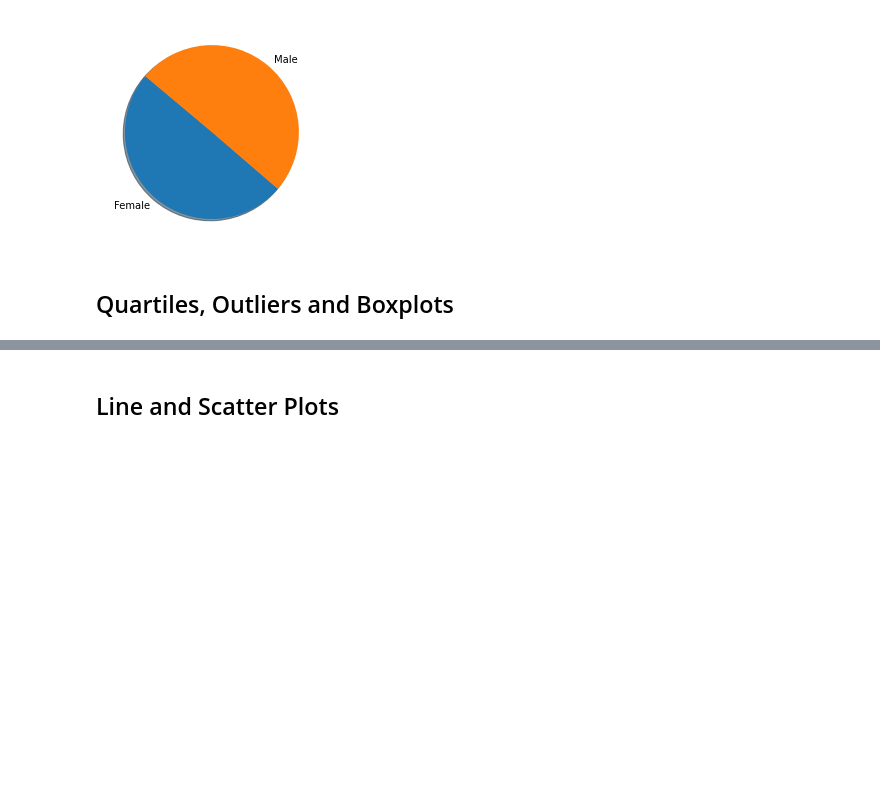
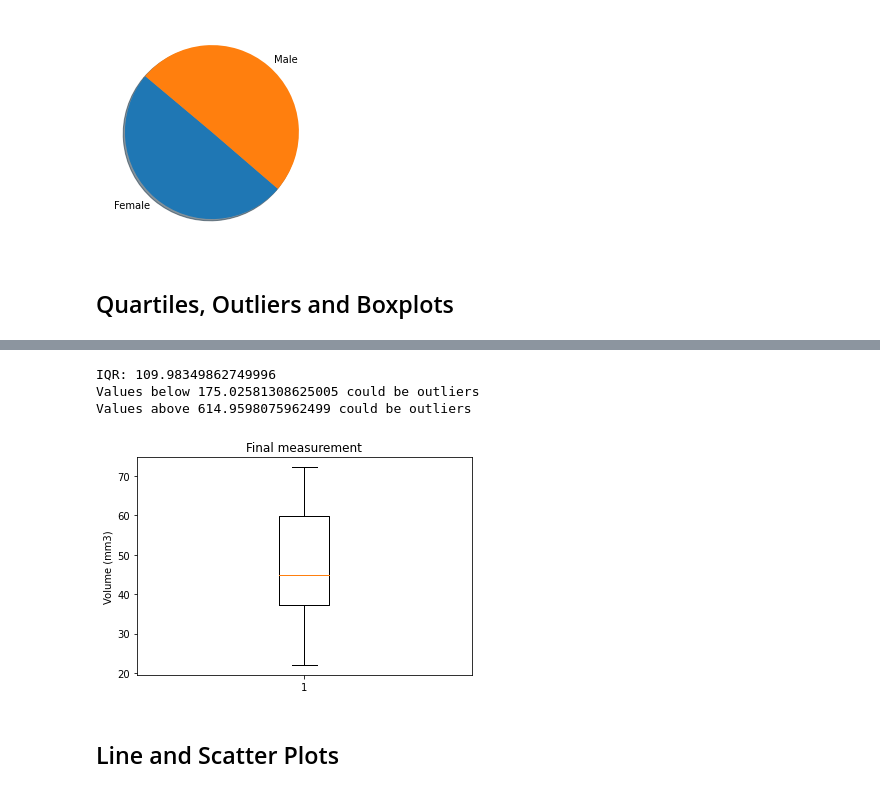
Before and after one commit to kioz-developer/matplotlib-challenge, a Jupyter notebook: pymaceuticals_starter.ipynb, the cells around one changed output, grey strips where cells are left out. Cells and saved outputs as stored; diff of their text form; code cells hidden in the pictures; blank space fills up the shorter version.

Commit message:
Section "Quartiles, Outliers and Boxplots" done

```diff
--- a/pymaceuticals_starter.ipynb
+++ b/pymaceuticals_starter.ipynb
@@ -171,8 +171,15 @@ plt.show()
 # %%
 # Calculate the final tumor volume of each mouse across four of the treatment regimens:
 # Capomulin, Ramicane, Infubinol, and Ceftamin
+sub_cleaned_group = data_cleaned.loc[data_cleaned["Drug Regimen"].isin(["Capomulin", "Ramicane", "Infubinol", "Ceftamin"])]
+final_tumor_vol = sub_cleaned_group.groupby(["Mouse ID", "Drug Regimen"])["Tumor Volume (mm3)"].sum().reset_index()
+final_tumor_vol = final_tumor_vol.rename(columns={"Tumor Volume (mm3)" : "Total Tumor Volume (mm3)"})
 
 # Start by getting the last (greatest) timepoint for each mouse
-
+last_timepoint = sub_cleaned_group.drop_duplicates(subset=["Mouse ID"], keep='last', inplace=False)
+last_timepoint = last_timepoint.rename(columns={"Tumor Volume (mm3)" : "Final Tumor Volume (mm3)"})
 
 # Merge this group df with the original dataframe to get the tumor volume at the last timepoint
+final_merge = last_timepoint.merge(final_tumor_vol, on=["Mouse ID", "Drug Regimen"])
+
+final_merge.head()
@@ -179,22 +193,45 @@ plt.show()
 # %%
 # Put treatments into a list for for loop (and later for plot labels)
-
+treatemnts = ["Capomulin", "Ramicane", "Infubinol", "Ceftamin"]
 
 # Create empty list to fill with tumor vol data (for plotting)
-
+tumor_vol_data = []
 
 # Calculate the IQR and quantitatively determine if there are any potential outliers.
+quartiles = final_merge["Total Tumor Volume (mm3)"].quantile([.25,.5,.75])
+lowerq = quartiles[0.25]
+upperq = quartiles[0.75]
+iqr = upperq - lowerq
 
+print (f"IQR: {iqr}")
 
     # Locate the rows which contain mice on each drug and get the tumor volumes
-
+tumor_vol_data = final_merge[["Final Tumor Volume (mm3)"]]
 
     # add subset
 
 
-    # Determine outliers using upper and lower bounds
+# Determine outliers using upper and lower bounds
+lower_bound = lowerq - (1.5*iqr)
+upper_bound = upperq + (1.5*iqr)
+
+print(f"Values below {lower_bound} could be outliers")
+print(f"Values above {upper_bound} could be outliers")
+# %% [output]
+IQR: 109.98349862749996
+Values below 175.02581308625005 could be outliers
+Values above 614.9598075962499 could be outliers
 # %%
 # Generate a box plot of the final tumor volume of each mouse across four regimens of interest
+tumor_vol_sample = tumor_vol_data.sample(90)["Final Tumor Volume (mm3)"].tolist()
+
+fig1, ax1 = plt.subplots()
+ax1.set_title('Final measurement')
+ax1.set_ylabel('Volume (mm3)')
+ax1.boxplot(tumor_vol_data["Final Tumor Volume (mm3)"].tolist())
+plt.show()
+# %% [output]
+[figure, added]
 # %% [markdown]
 ## Line and Scatter Plots
 # %%
```
Also changed, not shown: parts of 2 cells of this notebook.
